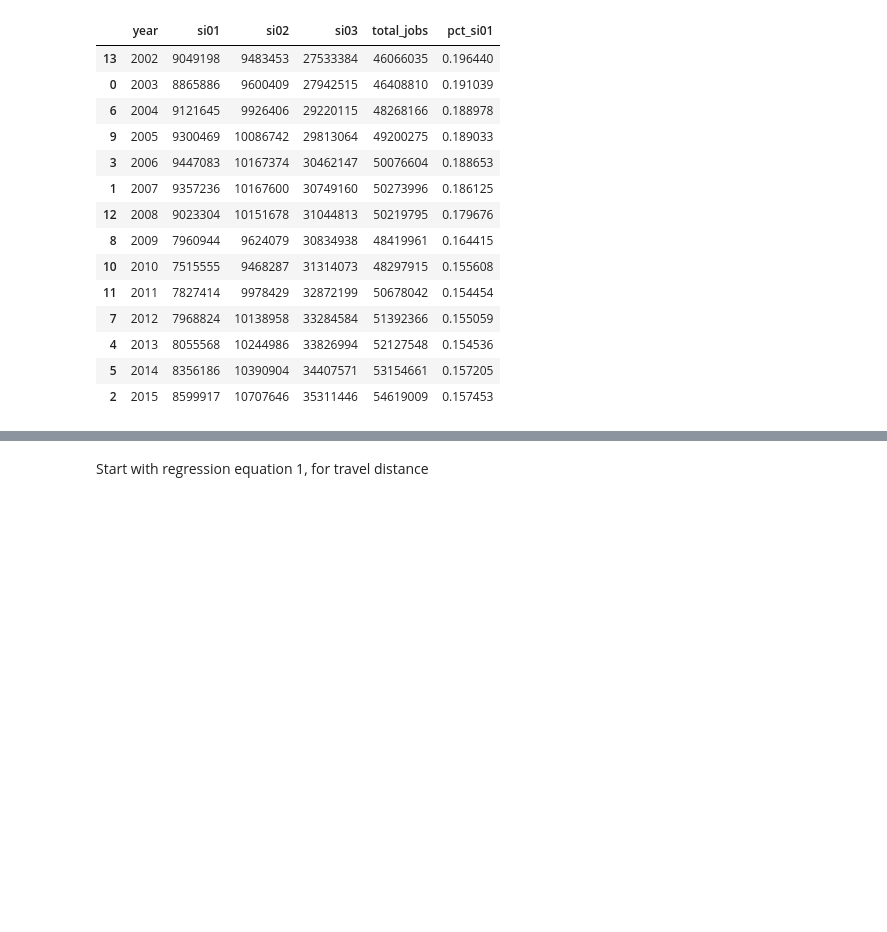
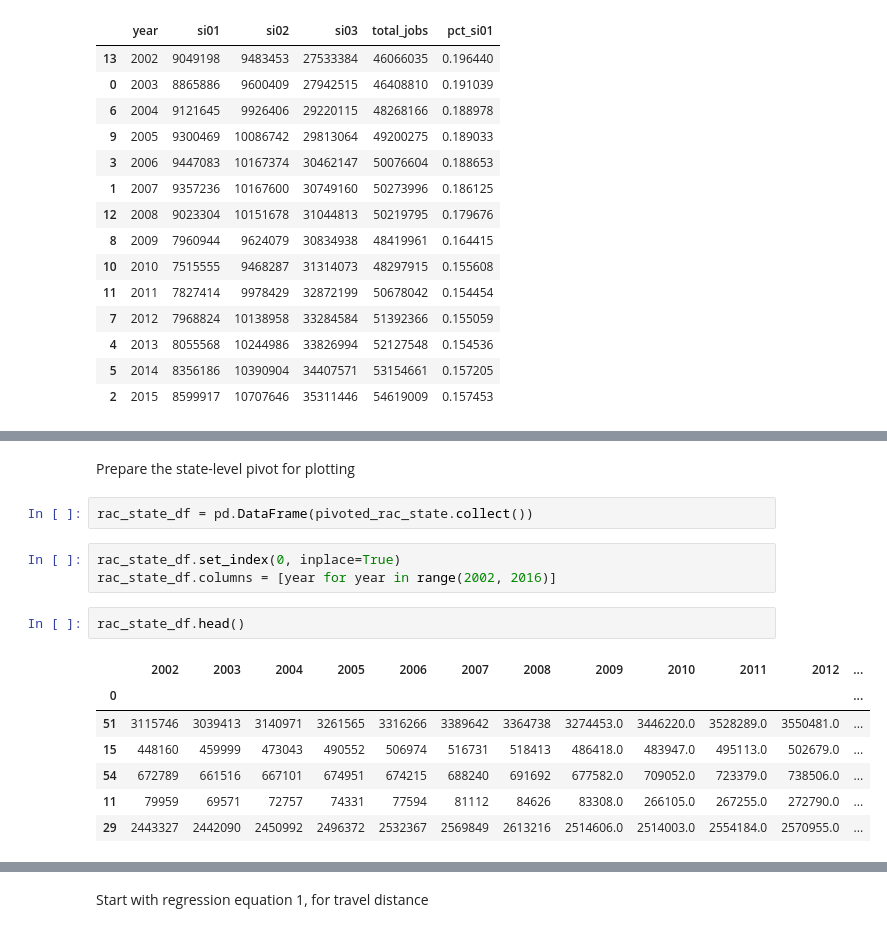
Before and after one commit to joan-wang/pyspark_exploration, a Jupyter notebook: Pyspark Exploration Notebook.ipynb, the cells around one changed output, grey strips where cells are left out. Cells and saved outputs as stored; diff of their text form; blank space fills up the shorter version.

```diff
--- a/Pyspark Exploration Notebook.ipynb
+++ b/Pyspark Exploration Notebook.ipynb
@@ -339,0 +426,17 @@ pivoted_rac_tract.limit(5).show()
+# %% [markdown]
+Prepare the state-level pivot for plotting
+# %%
+rac_state_df = pd.DataFrame(pivoted_rac_state.collect())
+# %%
+rac_state_df.set_index(0, inplace=True)
+rac_state_df.columns = [year for year in range(2002, 2016)]
+# %%
+rac_state_df.head()
+# %% [output]
+|  | 2002 | 2003 | 2004 | 2005 | 2006 | 2007 | 2008 | 2009 | 2010 | 2011 | 2012 | ... |
+| 0 |  |  |  |  |  |  |  |  |  |  |  | ... |
+| 51 | 3115746 | 3039413 | 3140971 | 3261565 | 3316266 | 3389642 | 3364738 | 3274453.0 | 3446220.0 | 3528289.0 | 3550481.0 | ... |
+| 15 | 448160 | 459999 | 473043 | 490552 | 506974 | 516731 | 518413 | 486418.0 | 483947.0 | 495113.0 | 502679.0 | ... |
+| 54 | 672789 | 661516 | 667101 | 674951 | 674215 | 688240 | 691692 | 677582.0 | 709052.0 | 723379.0 | 738506.0 | ... |
+| 11 | 79959 | 69571 | 72757 | 74331 | 77594 | 81112 | 84626 | 83308.0 | 266105.0 | 267255.0 | 272790.0 | ... |
+| 29 | 2443327 | 2442090 | 2450992 | 2496372 | 2532367 | 2569849 | 2613216 | 2514606.0 | 2514003.0 | 2554184.0 | 2570955.0 | ... |
```
Also changed, not shown: parts of 34 cells of this notebook.
